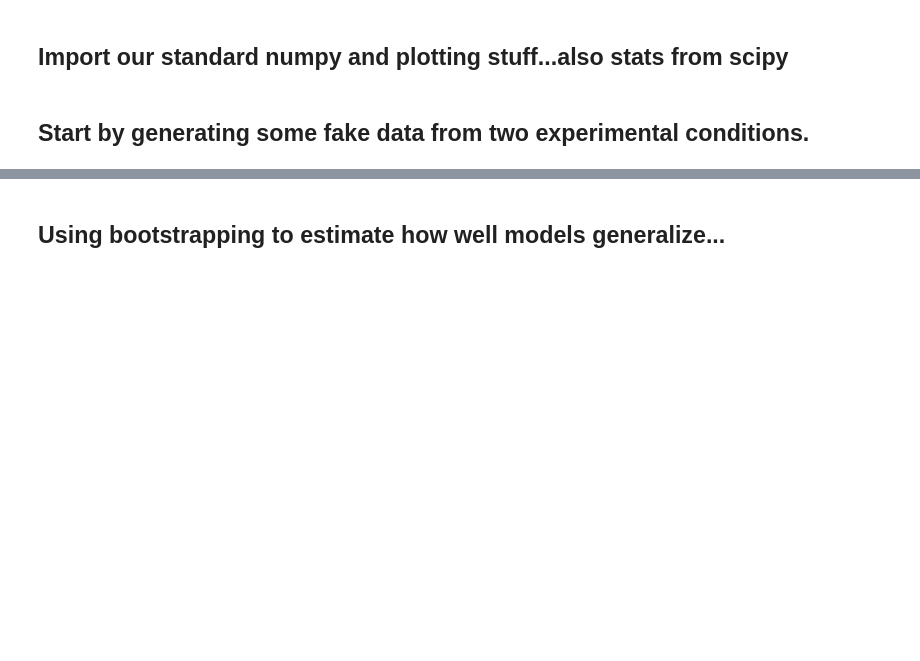
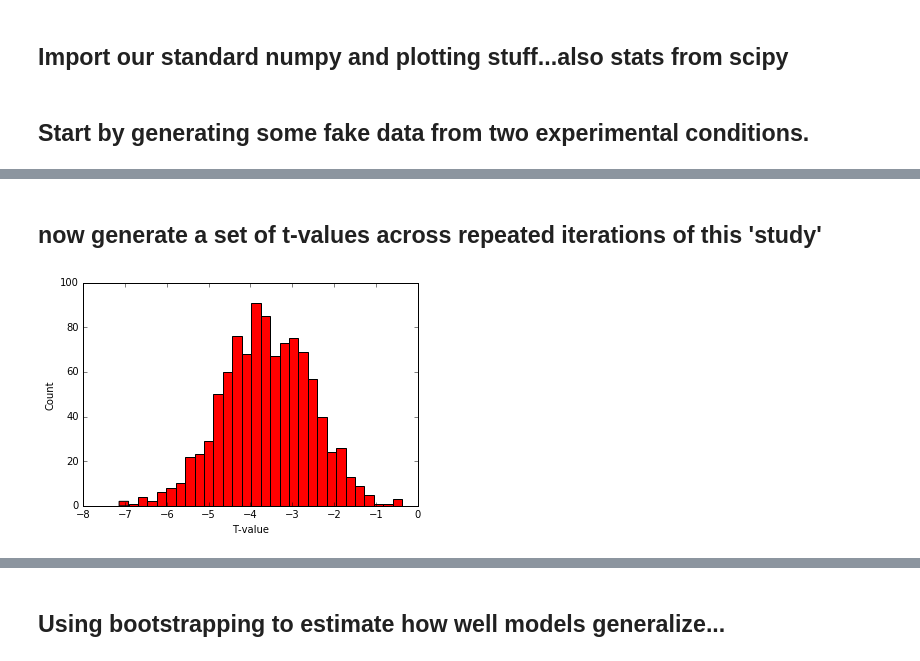
Before and after one commit to TimCSheehan/dev, a Jupyter notebook: Tutorial030_NonParametricStats.ipynb, the cells around one changed output, grey strips where cells are left out. Cells and saved outputs as stored; diff of their text form; code cells hidden in the pictures; blank space fills up the shorter version.

```diff
--- a/Tutorial030_NonParametricStats.ipynb
+++ b/Tutorial030_NonParametricStats.ipynb
@@ -61,0 +64,31 @@ OOB Sample: [0.2, 0.3]
+# %% [markdown]
+## now generate a set of t-values across repeated iterations of this 'study'
+# %%
+N = 100                      # number of data points (or 'subjects')
+mu_of_conditions = .5,1      # means of each distribution
+var_of_conditions = 1,1     # variance of each distribution - start with equal variance, then make unequal
+
+# number of repeats of the study
+num_studies = 1000
+
+# allocate array for storing t-values
+study_t_val = np.zeros(num_studies)
+
+for i in np.arange(num_studies):
+    # then use random.randn to generate two data sets with specified
+    d1 = (np.random.randn(N,) + mu_of_conditions[0]) * var_of_conditions[0]
+    d2 = (np.random.randn(N,) + mu_of_conditions[1]) * var_of_conditions[1]
+
+    t_val = stats.ttest_rel(d1,d2)
+
+    # store the t-value each time...
+    study_t_val[i] = t_val.statistic
+
+# histogram to show the data.
+# can specify the number of bins to use in the call to plt.hist
+plt.hist(study_t_val, color='r', alpha=1, bins=30)
+plt.xlabel('T-value')
+plt.ylabel('Count')
+plt.show()
+# %% [output]
+[figure, added]
```
Also changed, not shown: parts of 10 cells of this notebook.
